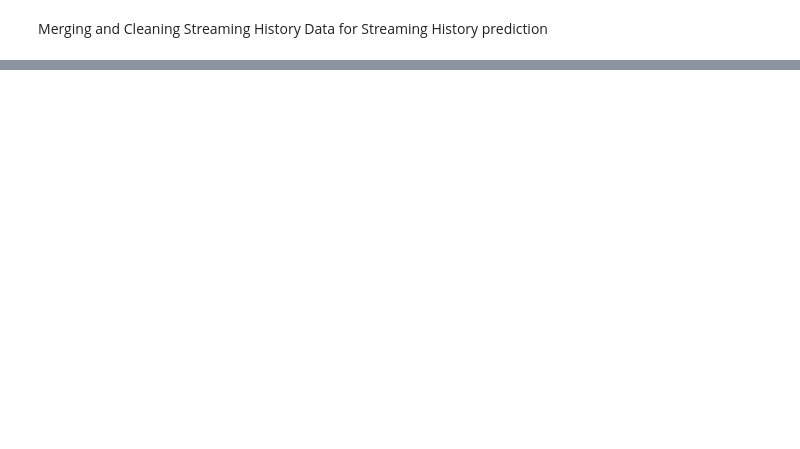
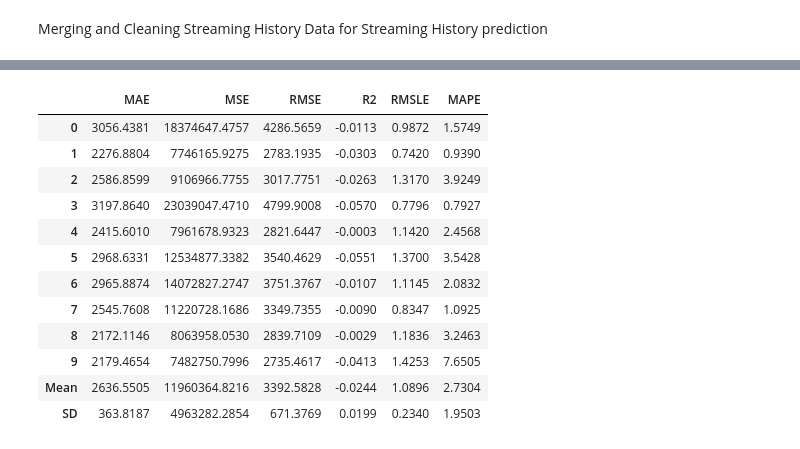
Before and after one commit to santhosh-d/spotanalyst, a Jupyter notebook: predict_stream_history.ipynb, the cells around one changed output, grey strips where cells are left out. Saved outputs shown, nothing was run; the diff lists cells and outputs as text; code cells hidden in the pictures; blank space fills up the shorter version.

Commit message:
Model Created

```diff
--- a/predict_stream_history.ipynb
+++ b/predict_stream_history.ipynb
@@ -29,0 +50,16 @@ tuned_en=tune_model(en,optimize="MAE")
+# %%
+br=create_model('br')
+# %% [output]
+|  | MAE | MSE | RMSE | R2 | RMSLE | MAPE |
+| 0 | 3056.4381 | 18374647.4757 | 4286.5659 | -0.0113 | 0.9872 | 1.5749 |
+| 1 | 2276.8804 | 7746165.9275 | 2783.1935 | -0.0303 | 0.7420 | 0.9390 |
+| 2 | 2586.8599 | 9106966.7755 | 3017.7751 | -0.0263 | 1.3170 | 3.9249 |
+| 3 | 3197.8640 | 23039047.4710 | 4799.9008 | -0.0570 | 0.7796 | 0.7927 |
+| 4 | 2415.6010 | 7961678.9323 | 2821.6447 | -0.0003 | 1.1420 | 2.4568 |
+| 5 | 2968.6331 | 12534877.3382 | 3540.4629 | -0.0551 | 1.3700 | 3.5428 |
+| 6 | 2965.8874 | 14072827.2747 | 3751.3767 | -0.0107 | 1.1145 | 2.0832 |
+| 7 | 2545.7608 | 11220728.1686 | 3349.7355 | -0.0090 | 0.8347 | 1.0925 |
+| 8 | 2172.1146 | 8063958.0530 | 2839.7109 | -0.0029 | 1.1836 | 3.2463 |
+| 9 | 2179.4654 | 7482750.7996 | 2735.4617 | -0.0413 | 1.4253 | 7.6505 |
+| Mean | 2636.5505 | 11960364.8216 | 3392.5828 | -0.0244 | 1.0896 | 2.7304 |
+| SD | 363.8187 | 4963282.2854 | 671.3769 | 0.0199 | 0.2340 | 1.9503 |
```
Also changed, not shown: parts of 20 cells of this notebook, 9 other files.
